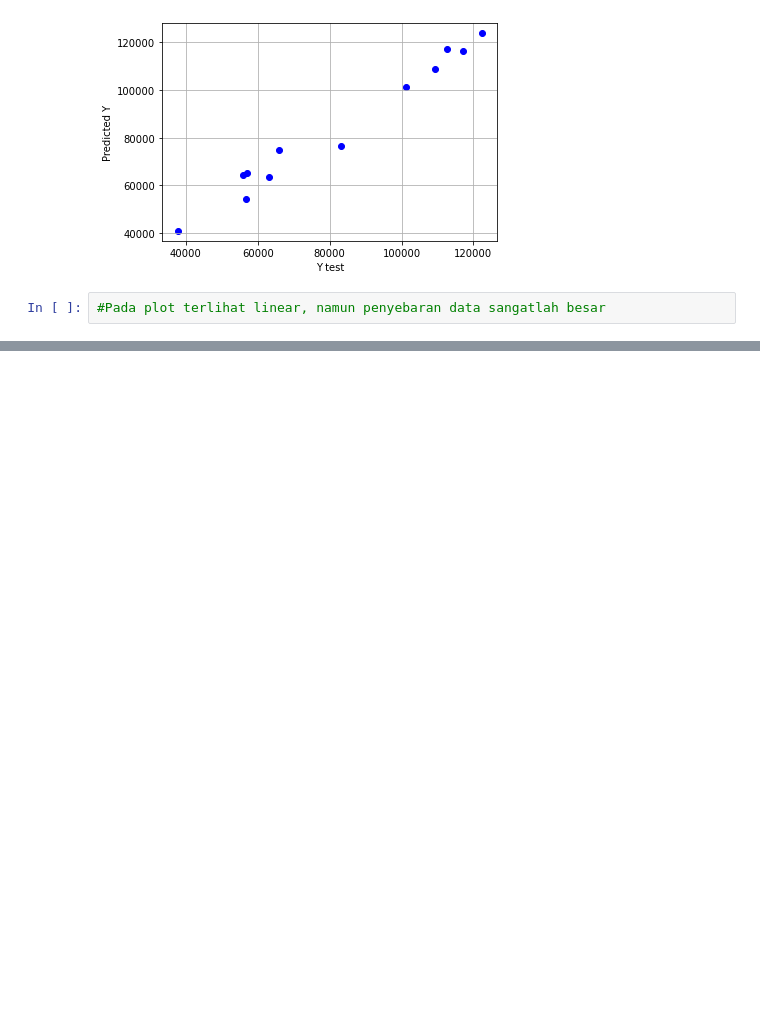
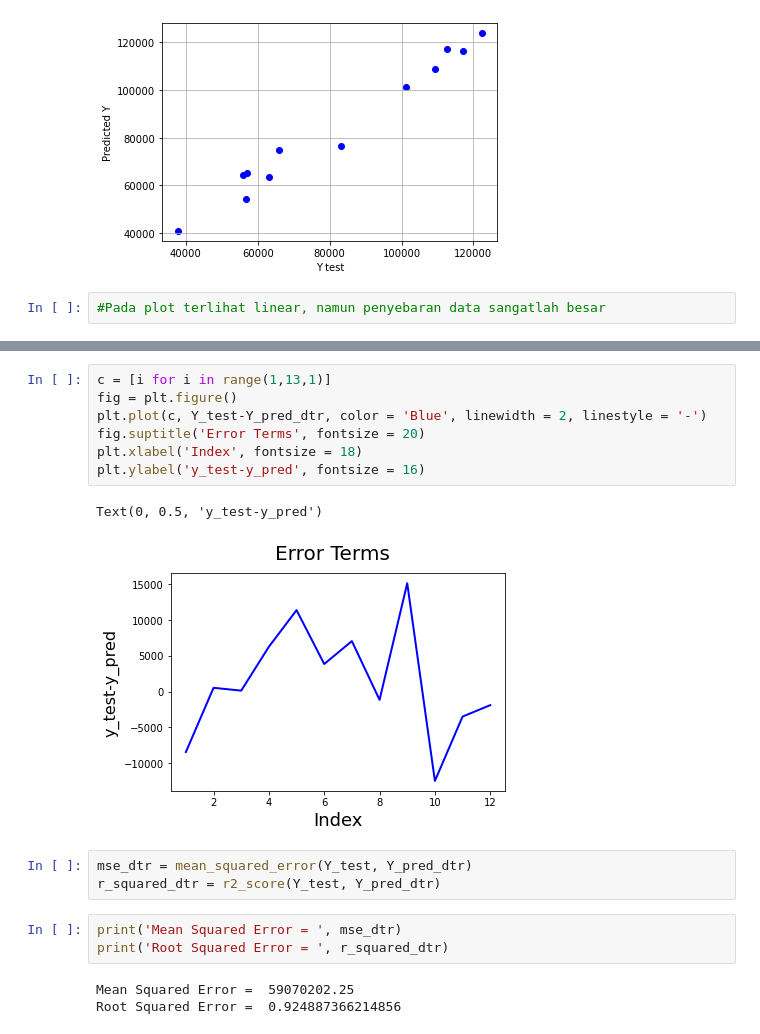
Before and after one commit to RafifGhani/Project-3, a Jupyter notebook: Project_Machine_Learning_03.ipynb, the cells around one changed output, grey strips where cells are left out. Saved outputs shown, nothing was run; the diff lists cells and outputs as text; blank space fills up the shorter version.

```diff
--- a/Project_Machine_Learning_03.ipynb
+++ b/Project_Machine_Learning_03.ipynb
@@ -236,0 +263,19 @@ plt.grid()
+# %%
+c = [i for i in range(1,13,1)]
+fig = plt.figure()
+plt.plot(c, Y_test-Y_pred_dtr, color = 'Blue', linewidth = 2, linestyle = '-')
+fig.suptitle('Error Terms', fontsize = 20)
+plt.xlabel('Index', fontsize = 18)
+plt.ylabel('y_test-y_pred', fontsize = 16)
+# %% [output]
+Text(0, 0.5, 'y_test-y_pred')
+[figure, added]
+# %%
+mse_dtr = mean_squared_error(Y_test, Y_pred_dtr)
+r_squared_dtr = r2_score(Y_test, Y_pred_dtr)
+# %%
+print('Mean Squared Error = ', mse_dtr)
+print('Root Squared Error = ', r_squared_dtr)
+# %% [output]
+Mean Squared Error =  59070202.25
+Root Squared Error =  0.924887366214856
```
Also changed, not shown: parts of 14 cells of this notebook.
